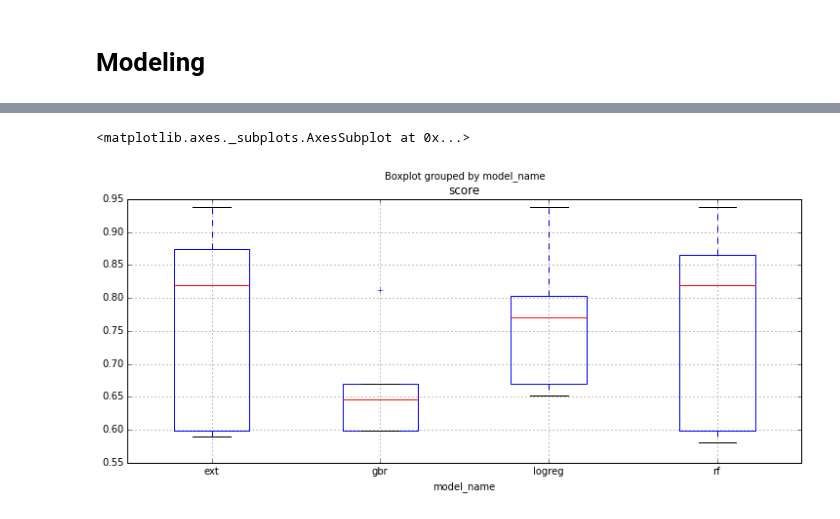
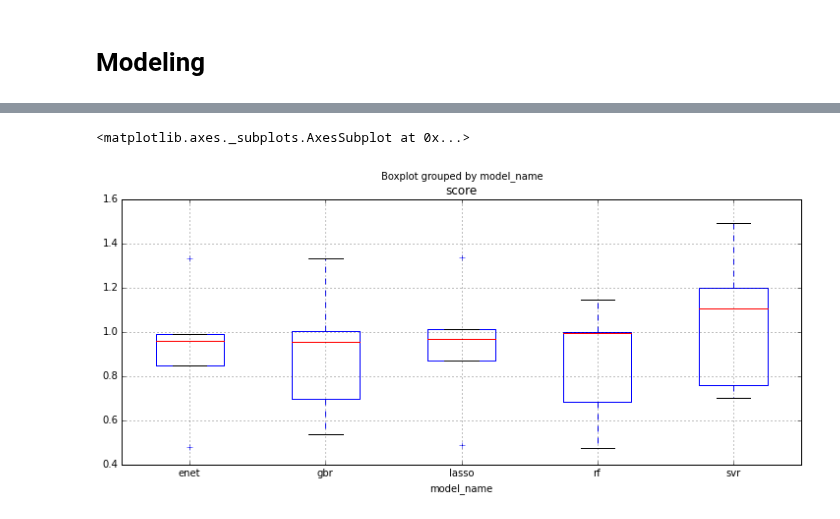
Before and after one commit to eric-czech/portfolio, a Jupyter notebook: demonstrative/python/notebooks/meetups/genomics_analytics.ipynb, the cells around one changed output, grey strips where cells are left out. Saved outputs shown, nothing was run; the diff lists cells and outputs as text; code cells hidden in the pictures.

```diff
--- a/demonstrative/python/notebooks/meetups/genomics_analytics.ipynb
+++ b/demonstrative/python/notebooks/meetups/genomics_analytics.ipynb
@@ -23,2 +41,2 @@ d_ge_r = fetch(repo + 'gene_expression.csv')
 # %%
-d_mu_r = fetch(repo + 'mutations.csv')
+datasets['mu']['data'] = fetch(repo + 'mutations.csv')
@@ -112,0 +92,3 @@ memory usage: 23.6+ MB
+# %%
+na_cases = null_frac[(null_frac[0] == 1.) | (null_frac[1] == 1.)].reset_index()['tumorID']
+na_cases
@@ -112,0 +172,3 @@ memory usage: 23.6+ MB
+# %%
+data_tr_prep = prep_data(data_tr.set_index(non_features))
+data_ho_prep = prep_data(data_ho.set_index(non_features))
@@ -197,0 +224,33 @@ res = models.run_classifiers(X, y, clfs, StratifiedKFold(y, 5),
+# %%
+from sklearn.grid_search import GridSearchCV, RandomizedSearchCV
+from sklearn.cross_validation import KFold
+
+features = data_tr_prep.columns.tolist()
+X, y = data_tr_prep[features], data_tr_prep.reset_index()['response'].astype(np.float64)
+
+gbr_grid = {
+    'n_estimators': [1, 10, 100, 1000],
+    'learning_rate': [.001, .01, .1, 1],
+    'max_features': [.0001, .001, .01],
+    'min_samples_leaf': [1, 5],
+    'max_depth': [1]
+}
+rf_grid = {
+    'n_estimators': [1, 10, 100, 250],
+    'min_samples_leaf': [1, 3],
+    'max_depth': [1]
+}
+svr_grid = {
+    'C': [1e0, 1e1, 1e2],
+    'gamma': np.logspace(-2, 2, 5),
+    'degree': [1,2]
+}
+clfs = {
+    'gbr': RandomizedSearchCV(GradientBoostingRegressor(), gbr_grid, n_iter=20, cv=5, n_jobs=-1),
+    'rf': GridSearchCV(RandomForestRegressor(), rf_grid, cv=5, n_jobs=-1),
+    'enet': ElasticNetCV(cv=5, n_jobs=-1, max_iter=10000),
+    'svr': GridSearchCV(SVR(kernel='linear'), svr_grid, cv=5, n_jobs=-1),
+    'lasso': LassoCV(cv=5, n_jobs=-1, max_iter=10000)
+}
+
+res = models.run_regressors(X, y, clfs, KFold(len(y), 5), keep_X=False, par_n_jobs=1, par_verbose=10)
@@ -198,11 +301,11 @@ res = models.run_classifiers(X, y, clfs, StratifiedKFold(y, 5),
 # %%
-from sklearn.metrics import precision_score, roc_auc_score
+from sklearn.metrics import mean_squared_error
 
 #score_func = lambda clf, y_true, y_pred: precision_score(y_true, y_pred)
-score_func = lambda clf, y_true, y_pred: roc_auc_score(y_true, y_pred)
+score_func = lambda clf, y_true, y_pred: mean_squared_error(y_true, y_pred)
 
 roc_scores = models.summarize_scores(res, score_func, use_proba=False)
 roc_scores.boxplot('score', 'model_name', figsize=(12,5))
 # %% [output]
 <matplotlib.axes._subplots.AxesSubplot at 0x...>
-[figure, old version]
+[figure, new version]
```
Also changed, not shown: parts of 60 cells of this notebook, 7 other files.
